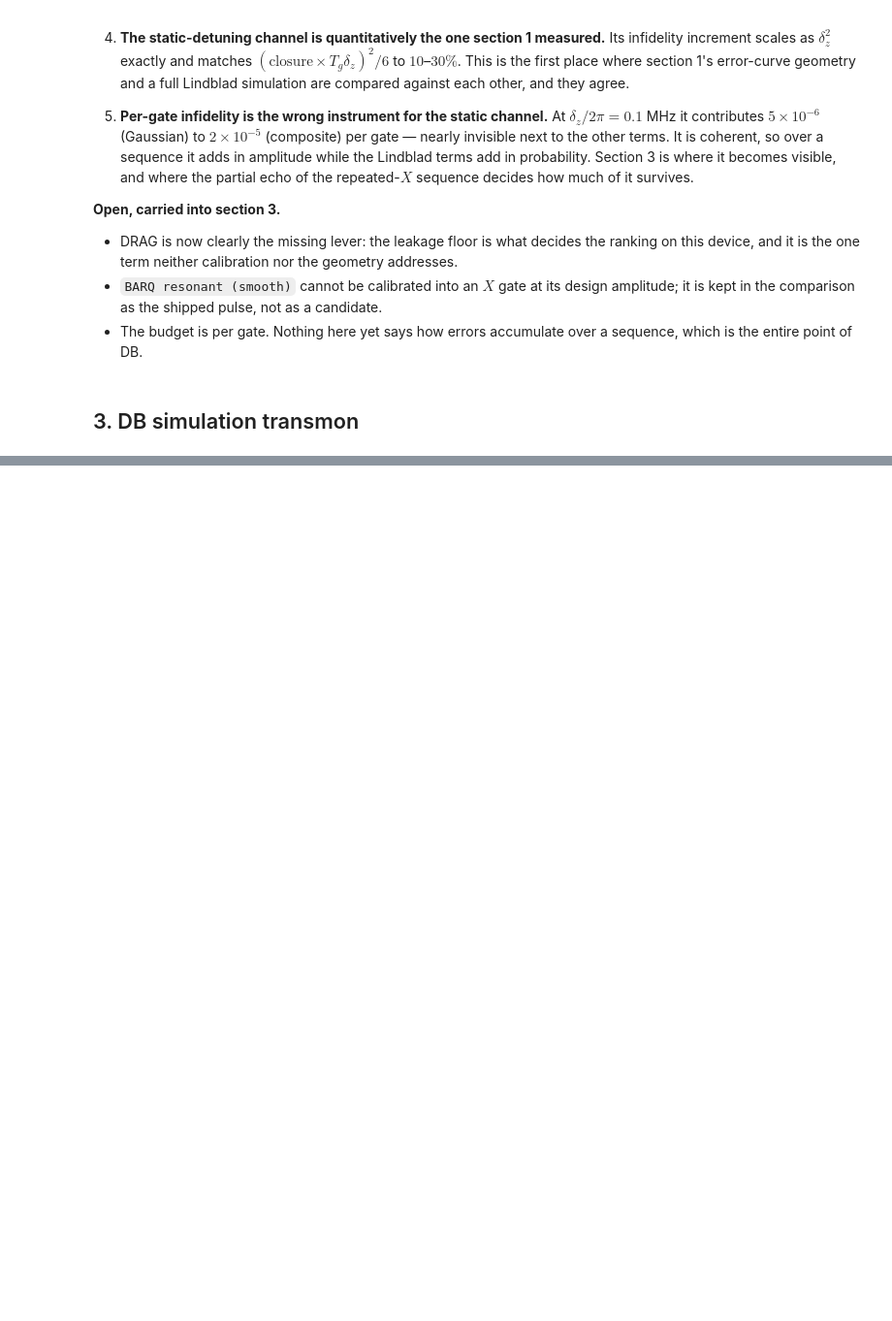
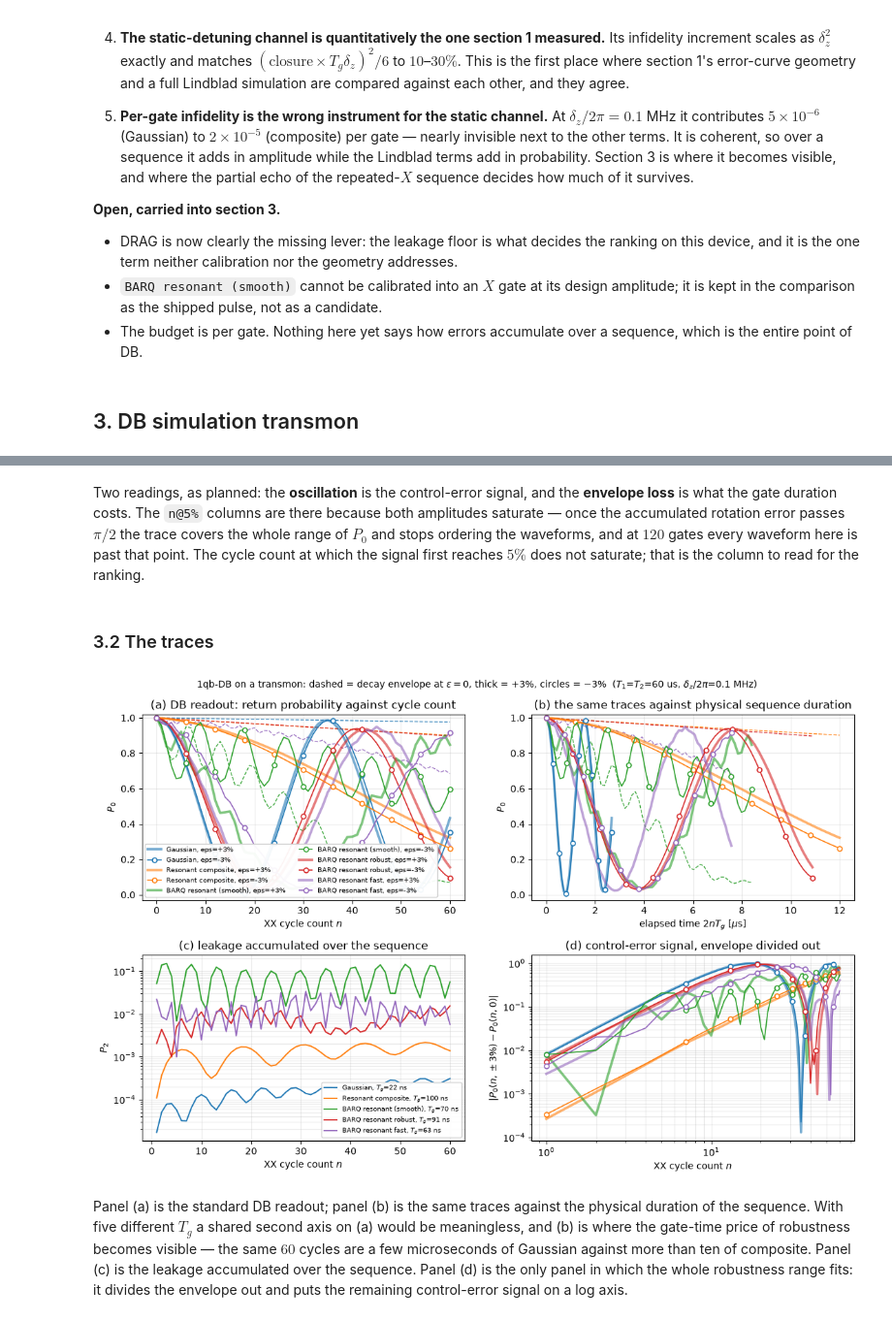
Before and after one commit to Wenzheng-Dong/pulse-shape-Novera, a Jupyter notebook: proposals/1qb-DB/1qb-DB-demo/1qb-DB-transmon.ipynb, the cells around one changed output, grey strips where cells are left out. Shown at 97% size. Drawn from its saved outputs; the diff is of its cells as text; code cells hidden in the pictures; blank space fills up the shorter version.

```diff
--- a/proposals/1qb-DB/1qb-DB-demo/1qb-DB-transmon.ipynb
+++ b/proposals/1qb-DB/1qb-DB-demo/1qb-DB-transmon.ipynb
@@ -647,0 +670,3 @@ Notice: due to the parameter fixing, the compution is not heavy here.
+# %%
+traces = tr.db_traces(pulses, calibrations=calibrations)
+readouts = tr.print_db_table(traces)
@@ -647,0 +690,22 @@ Notice: due to the parameter fixing, the compution is not heavy here.
+# %% [markdown]
+Two readings, as planned: the **oscillation** is the control-error signal, and the
+**envelope loss** is what the gate duration costs. The `n@5%` columns are there
+because both amplitudes saturate — once the accumulated rotation error passes
+$\pi/2$ the trace covers the whole range of $P_0$ and stops ordering the waveforms,
+and at $120$ gates every waveform here is past that point. The cycle count at which
+the signal first reaches $5\%$ does not saturate; that is the column to read for the
+ranking.
+# %% [markdown]
+### 3.2 The traces
+# %%
+figure = tr.plot_db_traces(traces)
+# %% [output]
+[figure, added]
+# %% [markdown]
+Panel (a) is the standard DB readout; panel (b) is the same traces against the
+physical duration of the sequence. With five different $T_g$ a shared second axis on
+(a) would be meaningless, and (b) is where the gate-time price of robustness becomes
+visible — the same $60$ cycles are a few microseconds of Gaussian against more than
+ten of composite. Panel (c) is the leakage accumulated over the sequence. Panel (d)
+is the only panel in which the whole robustness range fits: it divides the envelope
+out and puts the remaining control-error signal on a log axis.
```
Also changed, not shown: parts of 7 cells of this notebook, 2 other files.
